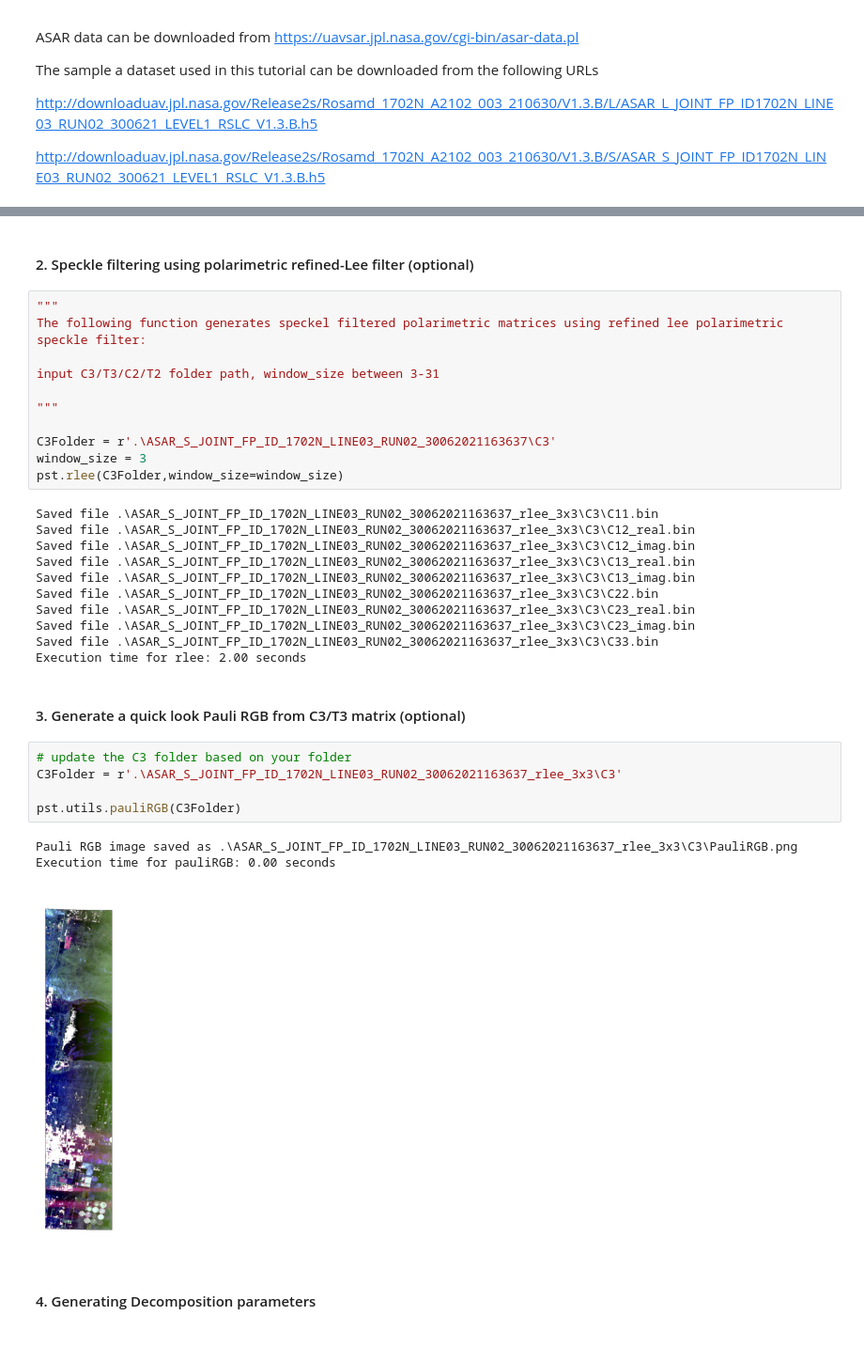
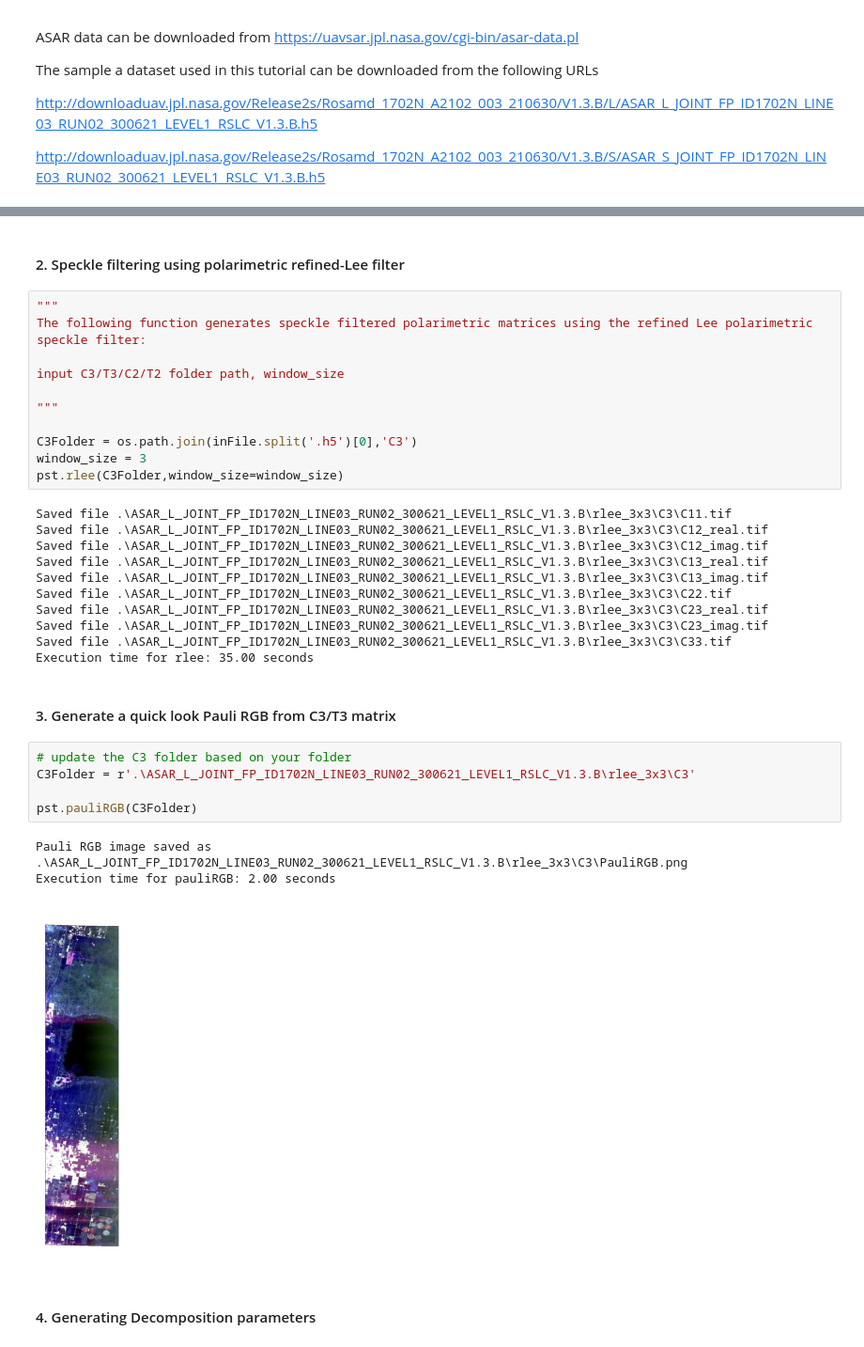
Before and after one commit to polsartools/polsartools-tutorials, a Jupyter notebook: jupyter-notebooks/ISRO_ASAR.ipynb, the cells around one changed output, grey strips where cells are left out. Shown at 94% size. Saved outputs shown, nothing was run; the diff lists cells and outputs as text.

```diff
--- a/jupyter-notebooks/ISRO_ASAR.ipynb
+++ b/jupyter-notebooks/ISRO_ASAR.ipynb
@@ -125,38 +132,38 @@ Execution time for isro_asar: 12.00 seconds
 # %% [markdown]
-#### 2. Speckle filtering using polarimetric refined-Lee filter (optional)
+#### 2. Speckle filtering using polarimetric refined-Lee filter
 # %%
 """
-The following function generates speckel filtered polarimetric matrices using refined lee polarimetric speckle filter:
+The following function generates speckle filtered polarimetric matrices using the refined Lee polarimetric speckle filter:
 
-input C3/T3/C2/T2 folder path, window_size between 3-31
+input C3/T3/C2/T2 folder path, window_size
 
 """
 
-C3Folder = r'.\ASAR_S_JOINT_FP_ID_1702N_LINE03_RUN02_30062021163637\C3'
+C3Folder = os.path.join(inFile.split('.h5')[0],'C3')
 window_size = 3
 pst.rlee(C3Folder,window_size=window_size)
 # %% [output]
-Saved file .\ASAR_S_JOINT_FP_ID_1702N_LINE03_RUN02_30062021163637_rlee_3x3\C3\C11.bin
-Saved file .\ASAR_S_JOINT_FP_ID_1702N_LINE03_RUN02_30062021163637_rlee_3x3\C3\C12_real.bin
-Saved file .\ASAR_S_JOINT_FP_ID_1702N_LINE03_RUN02_30062021163637_rlee_3x3\C3\C12_imag.bin
-Saved file .\ASAR_S_JOINT_FP_ID_1702N_LINE03_RUN02_30062021163637_rlee_3x3\C3\C13_real.bin
-Saved file .\ASAR_S_JOINT_FP_ID_1702N_LINE03_RUN02_30062021163637_rlee_3x3\C3\C13_imag.bin
-Saved file .\ASAR_S_JOINT_FP_ID_1702N_LINE03_RUN02_30062021163637_rlee_3x3\C3\C22.bin
-Saved file .\ASAR_S_JOINT_FP_ID_1702N_LINE03_RUN02_30062021163637_rlee_3x3\C3\C23_real.bin
-Saved file .\ASAR_S_JOINT_FP_ID_1702N_LINE03_RUN02_30062021163637_rlee_3x3\C3\C23_imag.bin
-Saved file .\ASAR_S_JOINT_FP_ID_1702N_LINE03_RUN02_30062021163637_rlee_3x3\C3\C33.bin
-Execution time for rlee: 2.00 seconds
+Saved file .\ASAR_L_JOINT_FP_ID1702N_LINE03_RUN02_300621_LEVEL1_RSLC_V1.3.B\rlee_3x3\C3\C11.tif
+Saved file .\ASAR_L_JOINT_FP_ID1702N_LINE03_RUN02_300621_LEVEL1_RSLC_V1.3.B\rlee_3x3\C3\C12_real.tif
+Saved file .\ASAR_L_JOINT_FP_ID1702N_LINE03_RUN02_300621_LEVEL1_RSLC_V1.3.B\rlee_3x3\C3\C12_imag.tif
+Saved file .\ASAR_L_JOINT_FP_ID1702N_LINE03_RUN02_300621_LEVEL1_RSLC_V1.3.B\rlee_3x3\C3\C13_real.tif
+Saved file .\ASAR_L_JOINT_FP_ID1702N_LINE03_RUN02_300621_LEVEL1_RSLC_V1.3.B\rlee_3x3\C3\C13_imag.tif
+Saved file .\ASAR_L_JOINT_FP_ID1702N_LINE03_RUN02_300621_LEVEL1_RSLC_V1.3.B\rlee_3x3\C3\C22.tif
+Saved file .\ASAR_L_JOINT_FP_ID1702N_LINE03_RUN02_300621_LEVEL1_RSLC_V1.3.B\rlee_3x3\C3\C23_real.tif
+Saved file .\ASAR_L_JOINT_FP_ID1702N_LINE03_RUN02_300621_LEVEL1_RSLC_V1.3.B\rlee_3x3\C3\C23_imag.tif
+Saved file .\ASAR_L_JOINT_FP_ID1702N_LINE03_RUN02_300621_LEVEL1_RSLC_V1.3.B\rlee_3x3\C3\C33.tif
+Execution time for rlee: 35.00 seconds
 # %% [markdown]
-#### 3. Generate a quick look Pauli RGB from C3/T3 matrix (optional)
+#### 3. Generate a quick look Pauli RGB from C3/T3 matrix
 # %%
 # update the C3 folder based on your folder
-C3Folder = r'.\ASAR_S_JOINT_FP_ID_1702N_LINE03_RUN02_30062021163637_rlee_3x3\C3'
+C3Folder = r'.\ASAR_L_JOINT_FP_ID1702N_LINE03_RUN02_300621_LEVEL1_RSLC_V1.3.B\rlee_3x3\C3'
 
-pst.utils.pauliRGB(C3Folder)
+pst.pauliRGB(C3Folder)
 # %% [output]
-Pauli RGB image saved as .\ASAR_S_JOINT_FP_ID_1702N_LINE03_RUN02_30062021163637_rlee_3x3\C3\PauliRGB.png
-Execution time for pauliRGB: 0.00 seconds
+Pauli RGB image saved as .\ASAR_L_JOINT_FP_ID1702N_LINE03_RUN02_300621_LEVEL1_RSLC_V1.3.B\rlee_3x3\C3\PauliRGB.png
+Execution time for pauliRGB: 2.00 seconds
-[figure, old version]
+[figure, new version]
 # %% [markdown]
 #### 4. Generating Decomposition parameters
 # %% [markdown]
```
Also changed, not shown: parts of 5 cells of this notebook.
